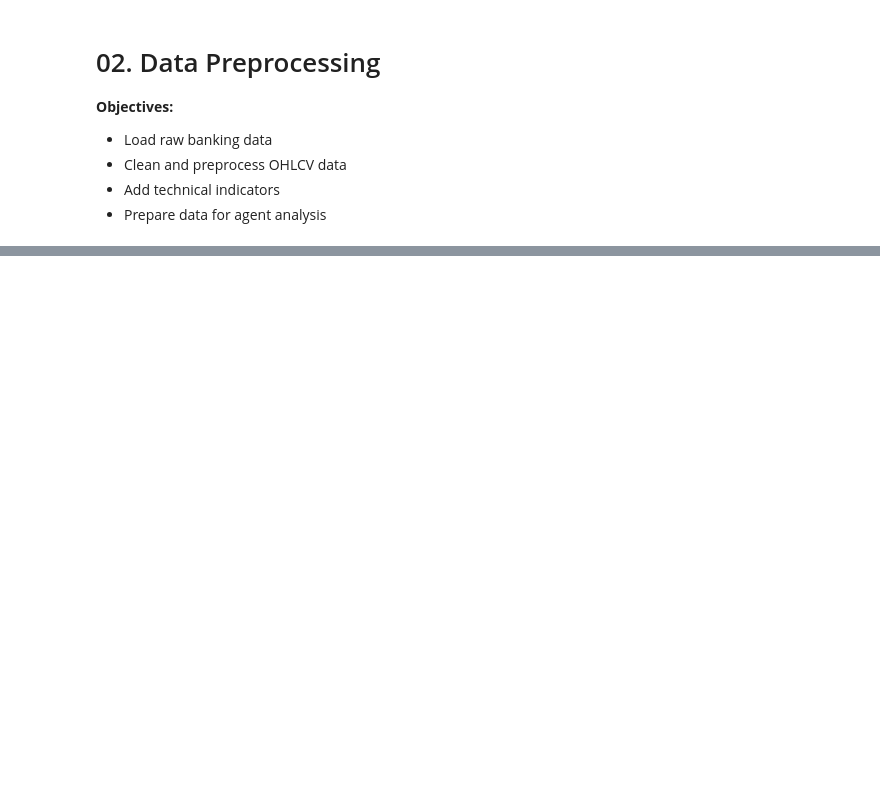
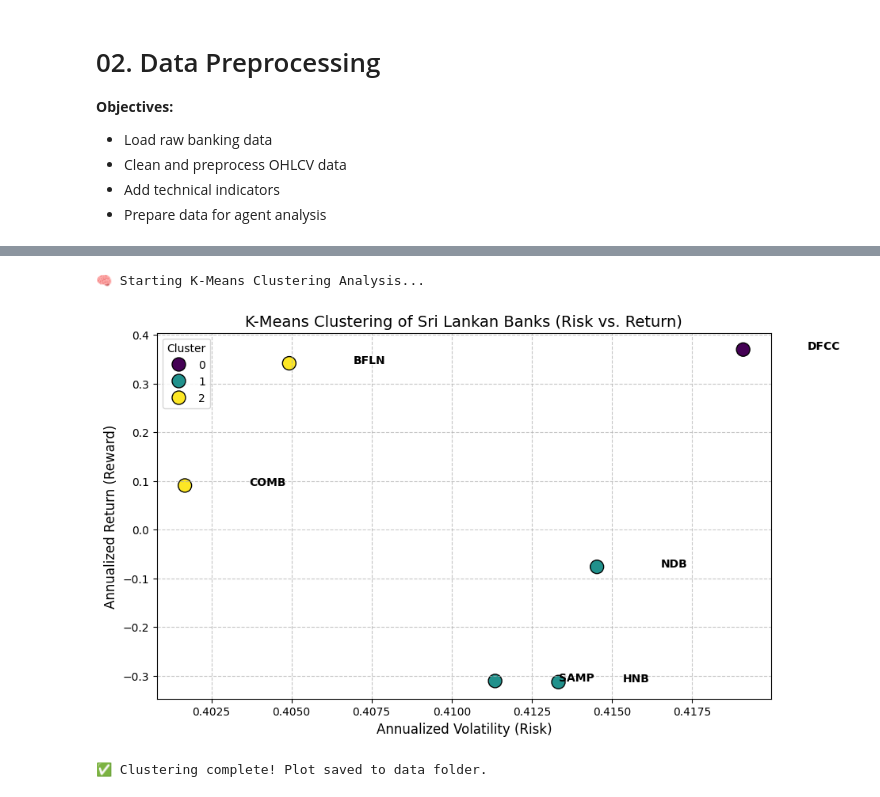
Before and after one commit to spideyjay/CW2-AgenticAI-SriLanka-Banking-Trading, a Jupyter notebook: notebooks/02_data_preprocessing.ipynb, the cells around one changed output, grey strips where cells are left out. Drawn from its saved outputs; the diff is of its cells as text; code cells hidden in the pictures; blank space fills up the shorter version.

Commit message:
feat: complete K-Means clustering and implement CrewAI trading agent with Gemini API

```diff
--- a/notebooks/02_data_preprocessing.ipynb
+++ b/notebooks/02_data_preprocessing.ipynb
@@ -143,0 +203,79 @@ for ticker in tickers:
+# %%
+from sklearn.cluster import KMeans
+from sklearn.preprocessing import StandardScaler
+import matplotlib.pyplot as plt
+import seaborn as sns
+import numpy as np
+import pandas as pd
+
+print("🧠 Starting K-Means Clustering Analysis...")
+
+clustering_data = []
+
+# 1. Extract risk/return metrics for each bank
+# We use df_clean since that is where your cleaned data lives
+for ticker in df_clean.columns.levels[0]:
+    if 'Close' in df_clean[ticker]:
+        # Calculate daily percentage change
+        daily_returns = df_clean[ticker]['Close'].pct_change().dropna()
+
+        # Annualize the returns and volatility (assuming ~252 trading days in a year)
+        avg_return = daily_returns.mean() * 252
+        volatility = daily_returns.std() * np.sqrt(252)
+
+        clustering_data.append({
+            'Ticker': ticker,
+            'Annual_Return': avg_return,
+            'Volatility': volatility
+        })
+
+cluster_df = pd.DataFrame(clustering_data).set_index('Ticker')
+
+# 2. Scale the features (K-Means requires normalized data)
+scaler = StandardScaler()
+scaled_features = scaler.fit_transform(cluster_df)
+
+# 3. Apply K-Means (Grouping into 3 clusters: e.g., High Risk, Med Risk, Low Risk)
+kmeans = KMeans(n_clusters=3, random_state=42)
+cluster_df['Cluster'] = kmeans.fit_predict(scaled_features)
+
+# 4. Visualize the Clusters
+plt.figure(figsize=(10, 6))
+sns.scatterplot(
+    data=cluster_df,
+    x='Volatility',
+    y='Annual_Return',
+    hue='Cluster',
+    palette='viridis',
+    s=150,
+    edgecolor='black'
+)
+
+# Add Ticker labels to the points so we know which bank is which
+for i in range(cluster_df.shape[0]):
+    plt.text(
+        cluster_df['Volatility'].iloc[i] + 0.002,
+        cluster_df['Annual_Return'].iloc[i],
+        cluster_df.index[i].replace('.N0000.LK', ''), # Cleaning up the label for the chart
+        fontsize=10,
+        fontweight='bold'
+    )
+
+plt.title('K-Means Clustering of Sri Lankan Banks (Risk vs. Return)', fontsize=14)
+plt.xlabel('Annualized Volatility (Risk)', fontsize=12)
+plt.ylabel('Annualized Return (Reward)', fontsize=12)
+plt.grid(True, linestyle='--', alpha=0.7)
+
+# Save the plot for your final report!
+import os
+if not os.path.exists('../data'):
+    os.makedirs('../data')
+plt.savefig('../data/kmeans_clusters.png', bbox_inches='tight')
+plt.show()
+
+print("✅ Clustering complete! Plot saved to data folder.")
+display(cluster_df)
+# %% [output]
+🧠 Starting K-Means Clustering Analysis...
+[figure, added]
+✅ Clustering complete! Plot saved to data folder.
```
Also changed, not shown: parts of 6 cells of this notebook, 7 other files.
